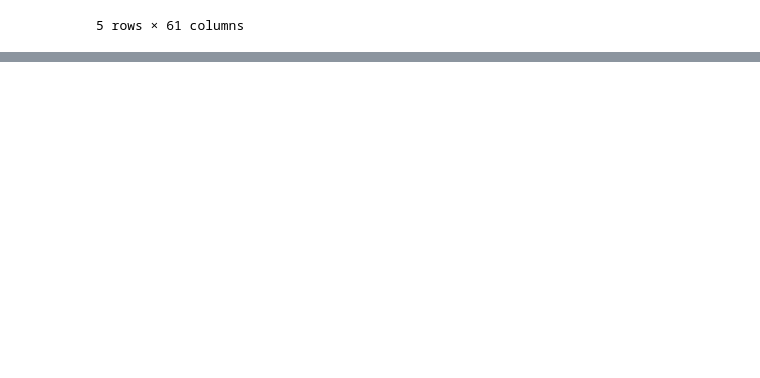
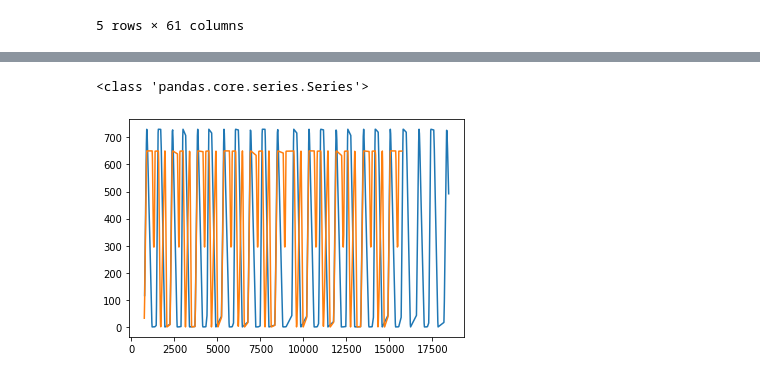
Before and after one commit to Xavubil/master_project_machine_learning, a Jupyter notebook: data_exploration/01-file_parsing.ipynb, the cells around one changed output, grey strips where cells are left out. Saved outputs shown, nothing was run; the diff lists cells and outputs as text; code cells hidden in the pictures; blank space fills up the shorter version.

```diff
--- a/data_exploration/01-file_parsing.ipynb
+++ b/data_exploration/01-file_parsing.ipynb
@@ -139,0 +213,10 @@ df_csv5.head()
+# %%
+print(type(dfX["value"]))
+
+fig, ax = plt.subplots()
+ax.plot(dfX["value"][5:805])
+ax.plot(dfY["value"][:800] - min(dfY["value"][:800]))
+plt.show()
+# %% [output]
+<class 'pandas.core.series.Series'>
+[figure, added]
```
Also changed, not shown: parts of 9 cells of this notebook.
